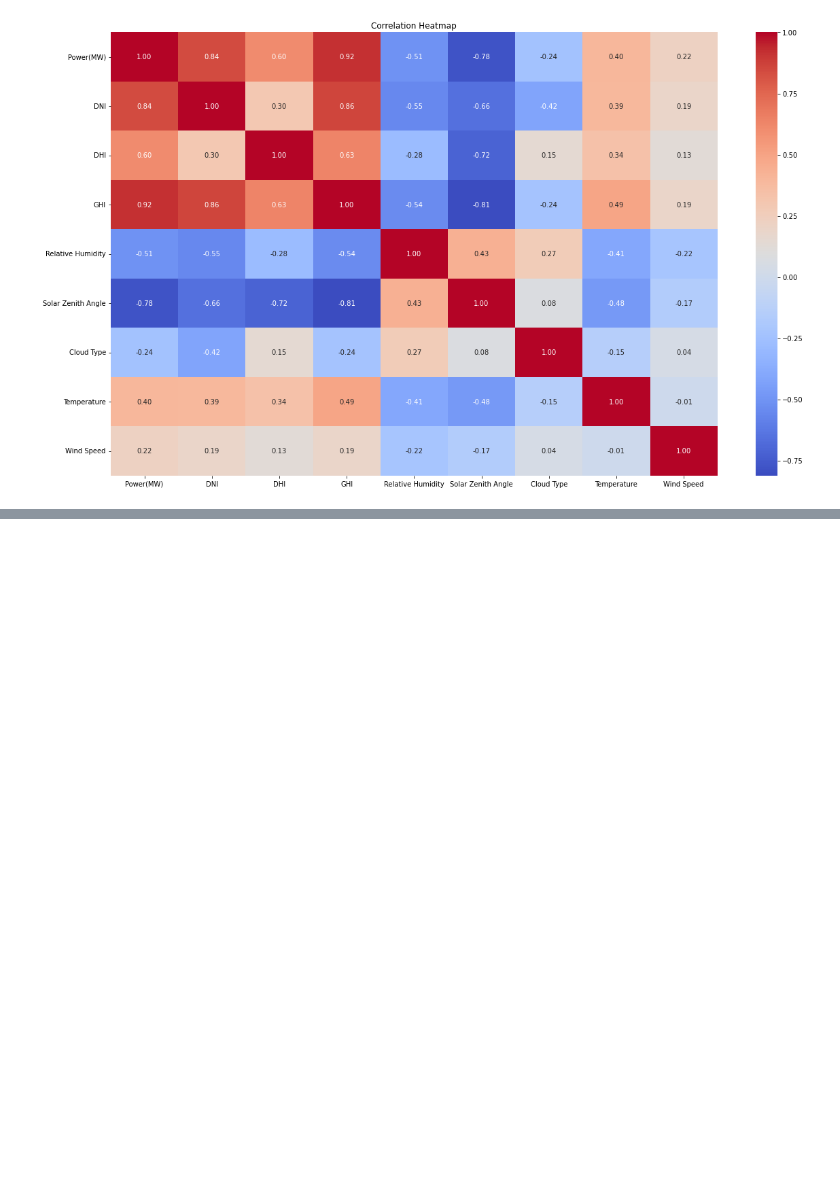
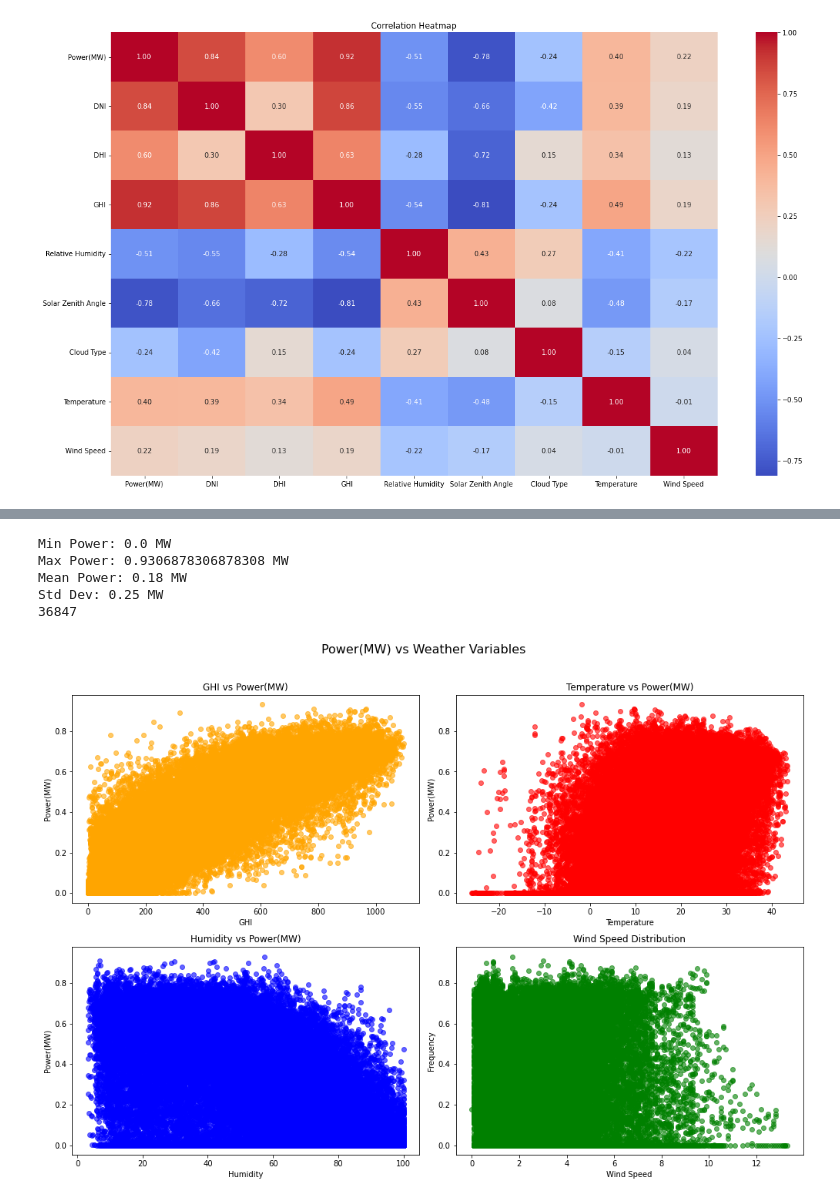
Before and after one commit to t-tasmin/Ontario-Grid-Analysis, a Jupyter notebook: EnergyPrediction.ipynb, the cells around one changed output, grey strips where cells are left out. Saved outputs shown, nothing was run; the diff lists cells and outputs as text; code cells hidden in the pictures; blank space fills up the shorter version.

```diff
--- a/EnergyPrediction.ipynb
+++ b/EnergyPrediction.ipynb
@@ -105,0 +110,60 @@ plt.show()
+# %%
+min_power = df_power_filtered['Power(MW)'].min()
+max_power = df_power_filtered['Power(MW)'].max()
+mean_power = df_power_filtered['Power(MW)'].mean()
+std_power = df_power_filtered['Power(MW)'].std()
+zero_power_count = (df_power_filtered['Power(MW)'] == 0).sum()
+
+print(f"Min Power: {min_power} MW")
+print(f"Max Power: {max_power} MW")
+print(f"Mean Power: {mean_power:.2f} MW")
+print(f"Std Dev: {std_power:.2f} MW")
+print(zero_power_count)
+# %% [output]
+Min Power: 0.0 MW
+Max Power: 0.9306878306878308 MW
+Mean Power: 0.18 MW
+Std Dev: 0.25 MW
+36847
+# %%
+# --- Step 0: Ensure numeric data ---
+cols = ['Power(MW)', 'GHI', 'Temperature', 'Relative Humidity', 'Wind Speed']
+for col in cols:
+    df_power_filtered[col] = pd.to_numeric(df_power_filtered[col], errors='coerce')
+
+# Drop rows with NaN in any of the selected columns
+df_power_filtered = df_power_filtered.dropna(subset=cols)
+
+# --- Step 1: Create a 2x2 grid of plots ---
+fig, axs = plt.subplots(2, 2, figsize=(14,10))
+fig.suptitle('Power(MW) vs Weather Variables', fontsize=16)
+
+# 1️⃣ Scatter plot: GHI vs Power(MW)
+axs[0,0].scatter(df_power_filtered['GHI'], df_power_filtered['Power(MW)'], color='orange', alpha=0.6)
+axs[0,0].set_xlabel('GHI')
+axs[0,0].set_ylabel('Power(MW)')
+axs[0,0].set_title('GHI vs Power(MW)')
+
+# 2️⃣ Scatter plot: Temperature vs Power(MW)
+axs[0,1].scatter(df_power_filtered['Temperature'], df_power_filtered['Power(MW)'], color='red', alpha=0.6)
+axs[0,1].set_xlabel('Temperature')
+axs[0,1].set_ylabel('Power(MW)')
+axs[0,1].set_title('Temperature vs Power(MW)')
+
+# 3️⃣ Scatter plot: Humidity vs Power(MW)
+axs[1,0].scatter(df_power_filtered['Relative Humidity'], df_power_filtered['Power(MW)'], color='blue', alpha=0.6)
+axs[1,0].set_xlabel('Humidity')
+axs[1,0].set_ylabel('Power(MW)')
+axs[1,0].set_title('Humidity vs Power(MW)')
+
+# 4️⃣ Histogram: Wind Speed distribution
+axs[1,1].scatter(df_power_filtered['Wind Speed'], df_power_filtered['Power(MW)'], color='green', alpha=0.6)
+axs[1,1].set_xlabel('Wind Speed')
+axs[1,1].set_ylabel('Frequency')
+axs[1,1].set_title('Wind Speed Distribution')
+
+# Adjust layout
+plt.tight_layout(rect=[0, 0, 1, 0.96])
+plt.show()
+# %% [output]
+[figure, added]
```
Also changed, not shown: parts of 18 cells of this notebook, 1 other file.
